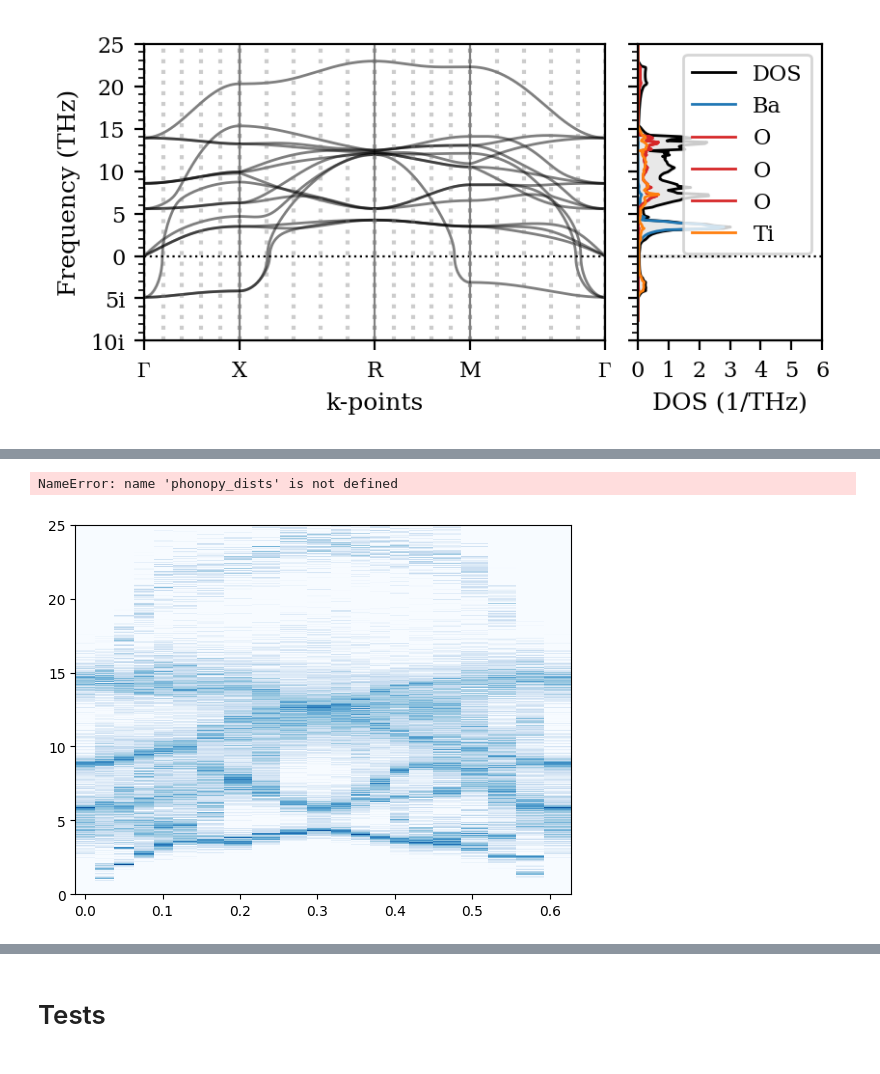
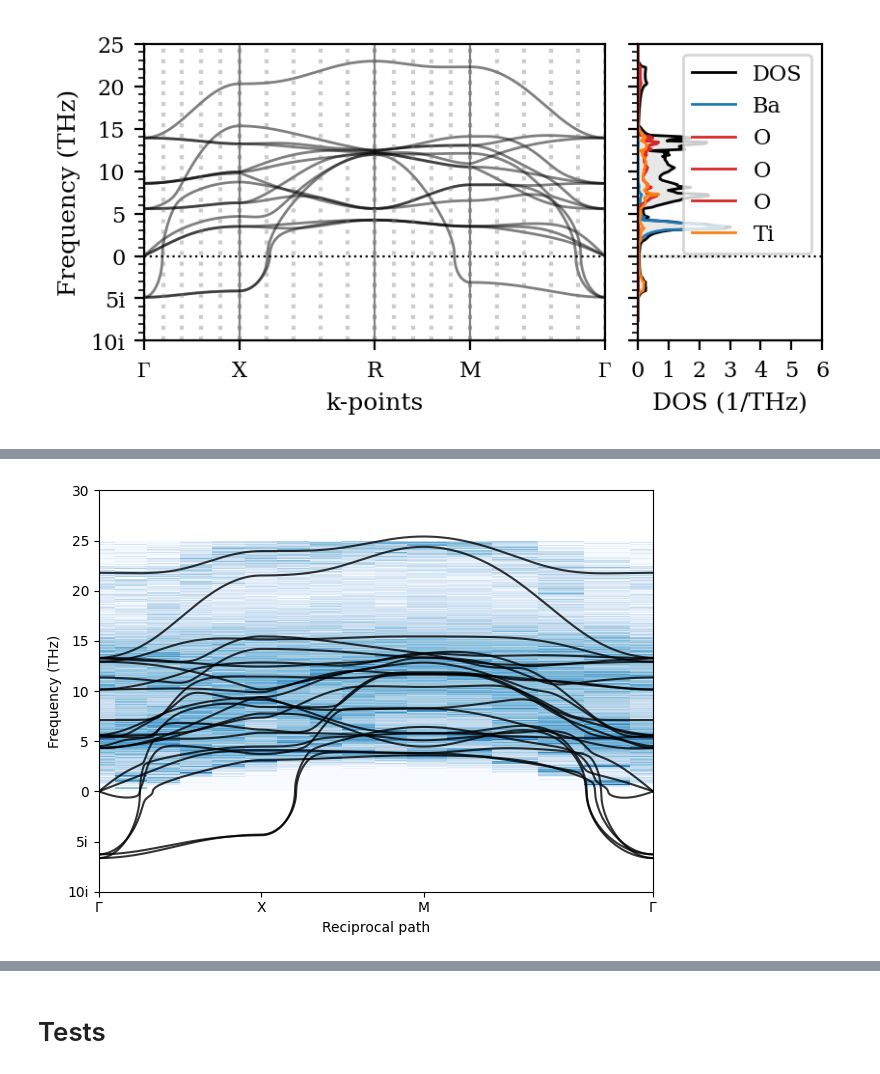
Before and after one commit to ThomasRavnborg/OxideSlabs, a Jupyter notebook: MLtraining.ipynb, the cells around one changed output, grey strips where cells are left out. Drawn from its saved outputs; the diff is of its cells as text; code cells hidden in the pictures.

```diff
--- a/MLtraining.ipynb
+++ b/MLtraining.ipynb
@@ -1878,3 +1878,12 @@ run 100000
 dump_exyz 20 1
 ensemble nve
 run 1000000
+# %%
+import re
+
+run_file = os.path.join(NEP.iter_dir, 'nve_production_old3/Ba8O24Ti8/600K', 'run.in')
+
+with open(run_file, 'r') as f:
+    run_in = f.read()
+
+replicate = np.array(re.findall(r'replicate\s+(\d+)\s+(\d+)\s+(\d+)', run_in)[0], dtype=int)
@@ -1936,38 +1991,54 @@ dynasor_path = np.vstack(dyna_paths)
+# %%
+from src.phononcalc import get_phonon_dispersion
+unitcell = read('results/ALnep/iteration_2/nve_production_old3/Ba4O20Ti8/model.xyz')
+phonon = NEP.calculate_phonon(unitcell)
+phonopy_dists, phonopy_freqs, phonopy_paths, pathlabels = get_phonon_dispersion(phonon)
 # %%
-data = np.load('results/ALnep/iteration_2/nve_production_old3/Ba8O24Ti8/600K/sed.npz')
-dyna_dists = data['dyna_dists']
-dyna_freqs = data['dyna_freqs']
+data = np.load('results/ALnep/iteration_2/nve_production_old3/Ba4O20Ti8/600K/sed.npz')
+dyna_dists = data['dists']
+dyna_freqs = data['freqs']
 sed = data['sed']
 # %%
 # Plot
 #fig, ax = plt.subplots(figsize=(3.4, 2.8), dpi=140)
 fig, ax = plt.subplots()
 
+# Define tickmarks for the x- and y-axis
+y_tickmarks = np.arange(-10, 31, 5)
+# Convert tickmarks to strings with i for negative numbers
+y_ticklabels = []
+for tick in y_tickmarks:
+    if tick < 0:
+        y_ticklabels.append(f'{abs(tick)}i')
+    else:
+        y_ticklabels.append(f'{tick}')
+
 # dynasor
 #ax.pcolormesh(np.hstack(dyna_dists), freqs, np.log(sed).T,
 #              shading='auto', rasterized=True, cmap='Blues')
 ax.pcolormesh(np.hstack(dyna_dists), dyna_freqs, np.log(sed).T,
-              cmap='Blues', shading='auto', rasterized=True, vmin=np.log(np.max(sed)*1e-3), vmax=np.log(np.max(sed)))
-
+              cmap='Blues', shading='auto', rasterized=True,
+              vmin=np.log(np.max(sed)*1e-3), vmax=np.log(np.max(sed)))
+#vmin=np.log(np.max(sed)*1e-3), vmax=np.log(np.max(sed))
 # phonopy
 ax.plot(np.hstack(phonopy_dists), np.vstack(phonopy_freqs), color='black', alpha=0.8)
 
 # indicate q-points that were sampled
 #ax.vlines(np.hstack(dyna_dists), np.min(dyna_freqs), np.max(dyna_freqs), color='gray', alpha=0.5)
 
 xticks = np.array([dist[0] for dist in phonopy_dists] + [phonopy_dists[-1][-1]])
 
 ax.set_xlabel('Reciprocal path')
 ax.set_ylabel('Frequency (THz)')
 ax.set_xticks(xticks, pathlabels)
 
 ax.set_xlim(xticks[0], xticks[-1])
-ax.set_ylim(-5, np.max(dyna_freqs))
+ax.set_ylim(y_tickmarks[0], y_tickmarks[-1])
+ax.set_yticks(y_tickmarks, y_ticklabels)
 
 fig.tight_layout()
 # %% [output]
-NameError: name 'phonopy_dists' is not defined
-[figure, old version]
+[figure, new version]
 # %%
 special_indices = np.cumsum([0] + [len(d) for d in dyna_dists])[:-1]
 
```
Also changed, not shown: parts of 6 cells of this notebook, 6 other files.
